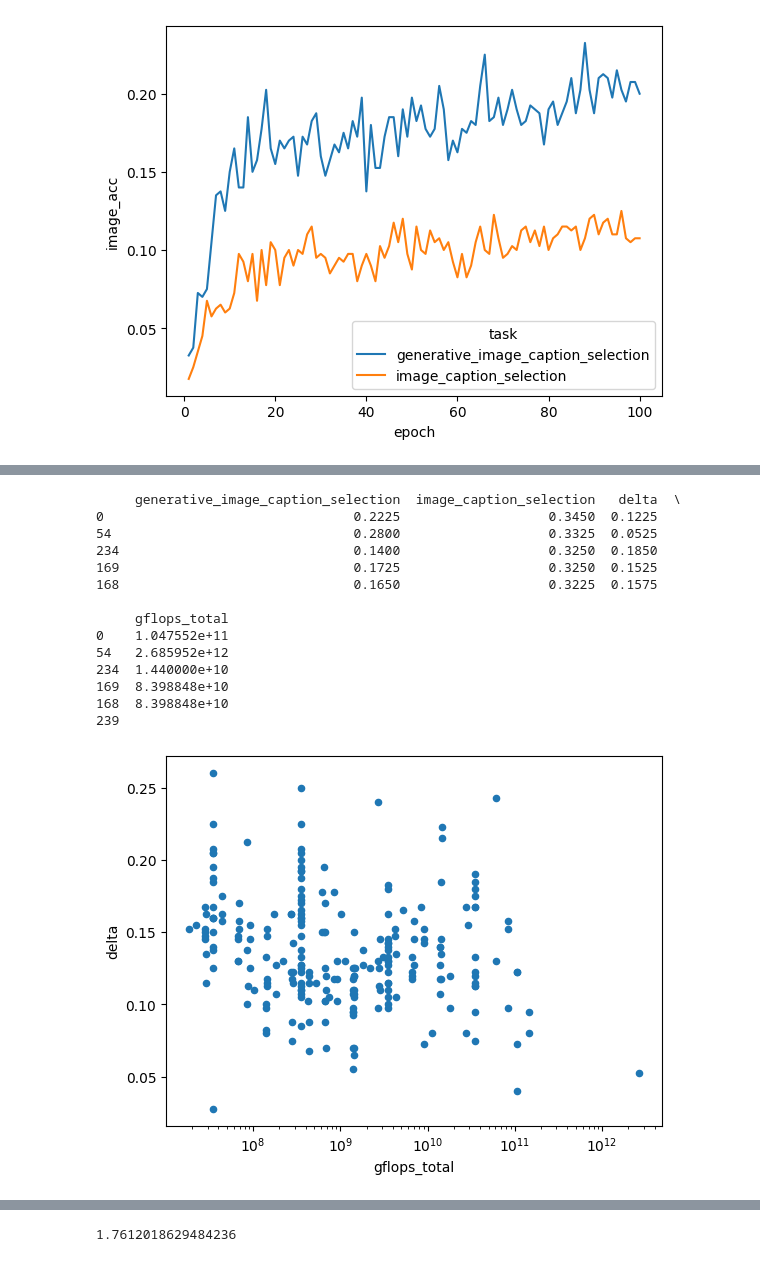
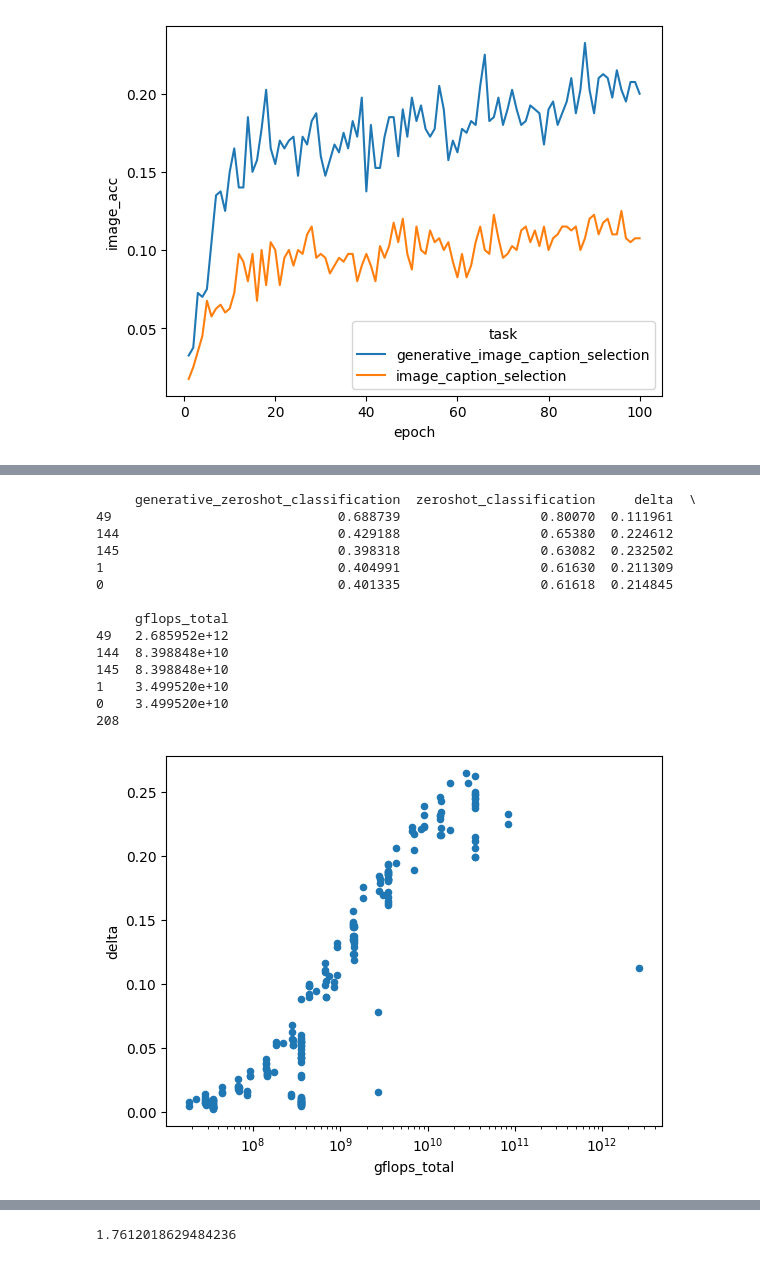
Before and after one commit to SLAMPAI/open_clip_scaling, a Jupyter notebook: results.ipynb, the cells around one changed output, grey strips where cells are left out. Drawn from its saved outputs; the diff is of its cells as text; code cells hidden in the pictures.

```diff
--- a/results.ipynb
+++ b/results.ipynb
@@ -349,52 +349,52 @@ d = df.copy()
 #ds = 'sugar_crepe/swap_obj'
 #metric = "acc"
 #task = "image_caption_selection"
 
-ds = "winoground"
-metric = "text_acc"
-task = "image_caption_selection"
+#ds = "winoground"
+#metric = "text_acc"
+#task = "image_caption_selection"
 
-#ds = "imagenet1k"
-#metric = "acc1"
-#task = "zeroshot_classification"
+ds = "imagenet1k"
+metric = "acc1"
+task = "zeroshot_classification"
 
 gtask = "generative_" + task
 
 d = d[d.downstream_dataset==ds]
 d = d[d.epoch==d.total_epochs]
 di = d[d.task==task]
 d["name_wo_task"] = d.apply(lambda r:r["name"].replace("generative_", ""), axis=1)
 d = pd.pivot(
     d,
     index="name_wo_task",
     columns=("task"),
     values=metric,
 )
 d = d.dropna(axis=0)
 #d["delta"] = (d.generative_image_caption_selection - d.image_caption_selection).abs()
 d["delta"] = (d[task] - d[gtask]).abs()
 d = pd.merge(d, di, left_on='name_wo_task', right_on="name")
 d = d.sort_values(by=task, ascending=False)#.head()
 print(d[[gtask, task, "delta", "gflops_total"]].head())
 print(len(d))
 d.plot(x="gflops_total", y="delta", kind="scatter")
 plt.xscale('log',base=10)
 # %% [output]
-     generative_image_caption_selection  image_caption_selection   delta  \
-0                                0.2225                   0.3450  0.1225
-54                               0.2800                   0.3325  0.0525
-234                              0.1400                   0.3250  0.1850
-169                              0.1725                   0.3250  0.1525
-168                              0.1650                   0.3225  0.1575
+     generative_zeroshot_classification  zeroshot_classification     delta  \
+49                             0.688739                  0.80070  0.111961
+144                            0.429188                  0.65380  0.224612
+145                            0.398318                  0.63082  0.232502
+1                              0.404991                  0.61630  0.211309
+0                              0.401335                  0.61618  0.214845
 
      gflops_total
-0    1.047552e+11
-54   2.685952e+12
-234  1.440000e+10
-169  8.398848e+10
-168  8.398848e+10
-239
+49   2.685952e+12
+144  8.398848e+10
+145  8.398848e+10
+1    3.499520e+10
+0    3.499520e+10
+208
-[figure, old version]
+[figure, new version]
 # %%
 #ds = "sugar_crepe/swap_obj"
 #metric = "acc"
```
Also changed, not shown: parts of 2 cells of this notebook.
